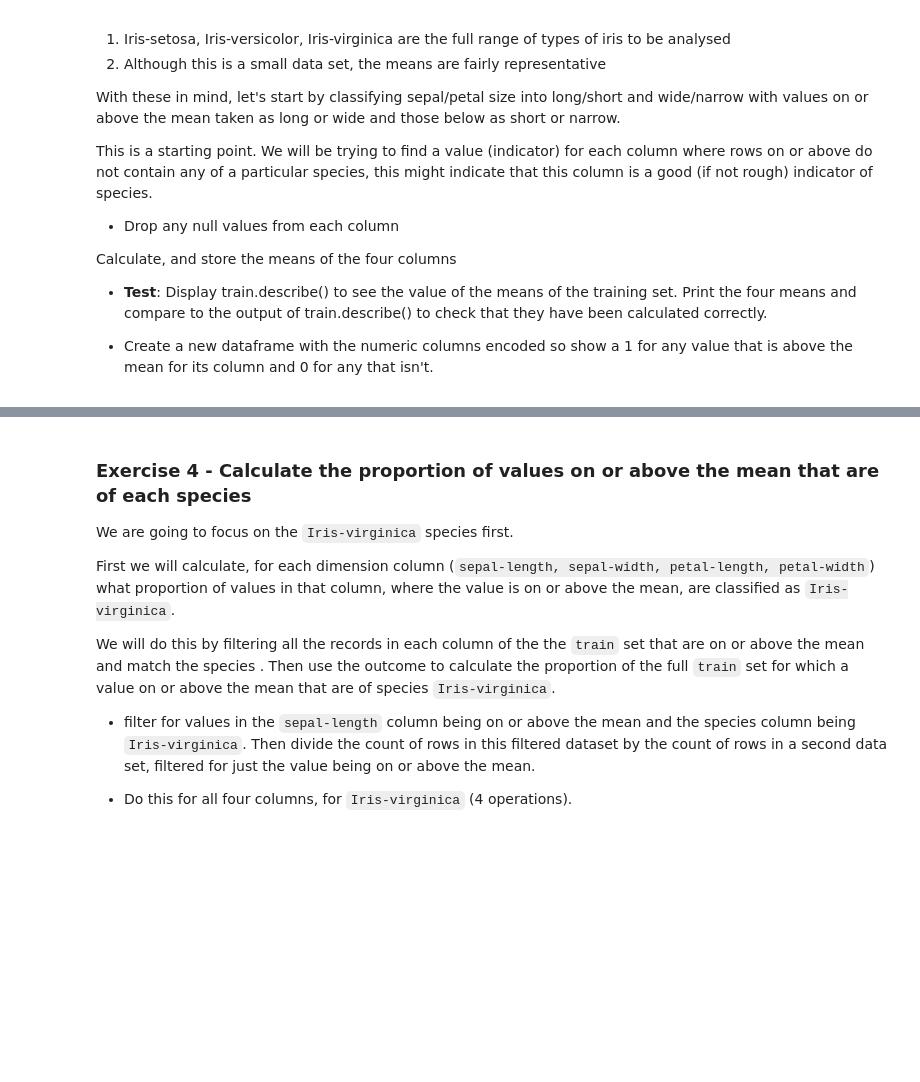
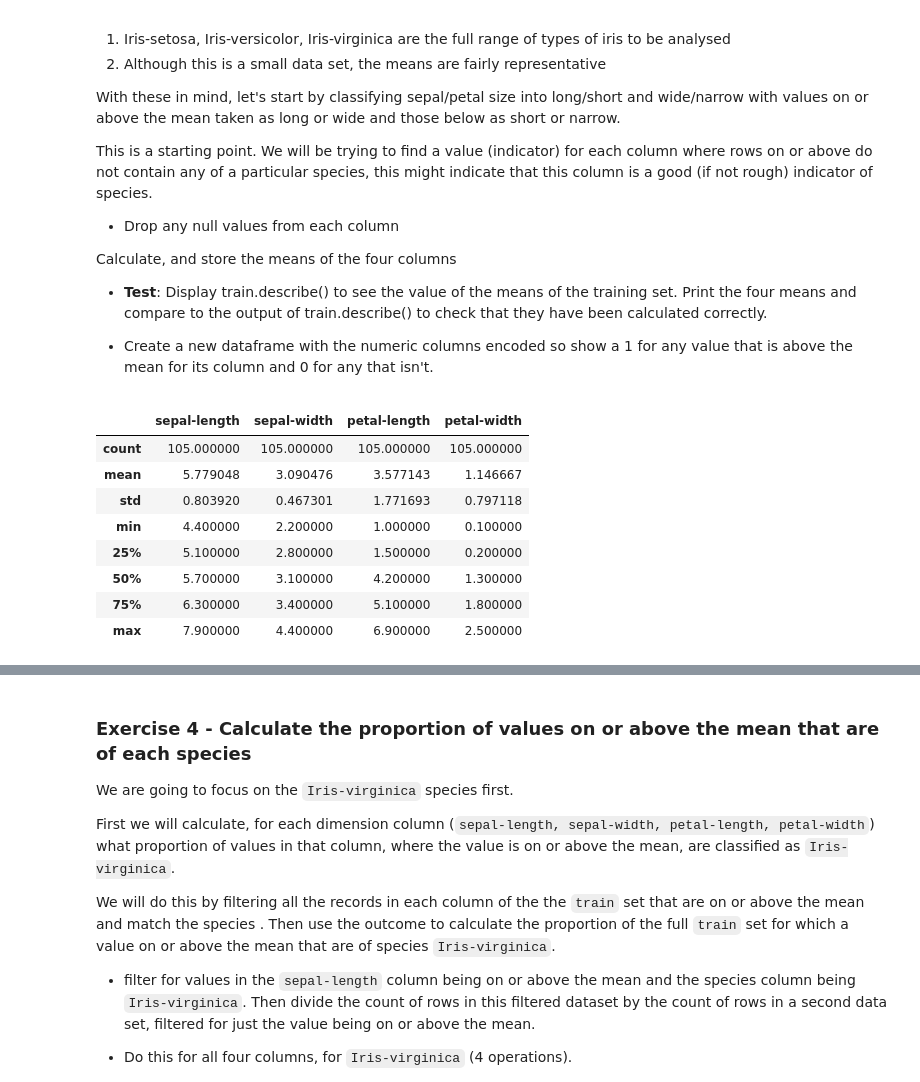
Before and after one commit to nacarvalentina/python-fundamentals, a Jupyter notebook: Projects/3 Final -PORTFOLIO-/Copia di Copia di VN_15.2 Decision-Tree-coded-model.ipynb, the cells around one changed output, grey strips where cells are left out. Drawn from its saved outputs; the diff is of its cells as text; code cells hidden in the pictures; blank space fills up the shorter version.

```diff
--- a/Projects/3 Final -PORTFOLIO-/Copia di Copia di VN_15.2 Decision-Tree-coded-model.ipynb
+++ b/Projects/3 Final -PORTFOLIO-/Copia di Copia di VN_15.2 Decision-Tree-coded-model.ipynb
@@ -124,60 +161,53 @@ Display train.describe() to see the value of the means of the training set. Prin
 *  Create a new dataframe with the numeric columns encoded so show a 1 for any value that is above the mean for its column and 0 for any that isn't.
 # %%
 # get the mean for each column and apply a function to encode into 1 (above mean) and 0 (mean or below mean)
-def clean(df):
-#Drop any null values from each column
+def clean_df(df):
   new_df=df.dropna()
   return new_df
-test_clean=clean(test)
-train_clean=clean(train)
-#print(train.info())
-#print(train_clean.info()) those two are the same so there is no need for dropna
+test_clean=clean_df(test)
+train_clean=clean_df(train)
+display(train_clean.describe())
 
-# run the function for each column so that each of the four columns are encoded, then drop the original columns, saving as a new dataframe
-# def calc_mean(df,col):
-def calc_mean(df):
+def calc_mean(df,column):
   try:
-    mean=df.mean(axis=0)
+    mean=df[column].mean(axis=0)
     return mean
   except:
     return "This is not a number"
 
-mean=calc_mean(train_clean)
-print(mean)
+meanSL=calc_mean(train_clean,"sepal-length")
+meanSW=calc_mean(train_clean,"sepal-width")
+meanPL=calc_mean(train_clean,"petal-length")
+meanPW=calc_mean(train_clean,"petal-width")
+print("The mean of Sepal-Length is: ",meanSL)
+print("The mean of Sepal-width is: ",meanSW)
+print("The mean of Petal-Length is: ",meanPL)
+print("The mean of Petal-width is: ",meanPW)
 
 def encode(df,**kwds):
   #define the keywords
   median=kwds["mean"]
   key=kwds["column"]
   if df[key] >= median:
     return 1
   else:
     return 0
 
-#How can I loop over the keys -1????
-#How can I labe the new columns in the for loop train_clean['encoded_sepal-length']????
-#How can I link
-#for i in train_clean.keys():
-#  train_clean[i]=train_clean.apply(encode, axis=1, column=i, mean=mean())
-#  mean[i]=calc_mean(train_clean,i) #need to find a way to insert "i" in the variable name????
-#  print(mean)
-#  train_clean[i]=train_clean.apply(encode,axis=1,column=i,median=mean[i])
-
-#need to convert it to a list
 col_names=list(train_clean.keys())
 col_names.remove("species")
-print(col_names)
-#col_names[0]=sepal-length
 for i in col_names:
-  train_clean['encoded_'+i] = train_clean.apply(encode, axis=1, column=i, mean=train[i].median())
+  train_clean['encoded_'+i] = train_clean.apply(encode, axis=1, column=i, mean=train_clean[i].median())
 
-
-#train_clean['encoded_sepal-length'] = train_clean.apply(encode, axis=1, column='sepal-length', mean=train['sepal-length'].median())
-#train_clean['encoded_sepal-width'] = train_clean.apply(encode, axis=1, column='sepal-width', mean=train['sepal-width'].median())
-#train_clean['encoded_petal-length'] = train_clean.apply(encode, axis=1, column='petal-length', mean=train['petal-length'].median())
-#train_clean['encoded_petal-width'] = train_clean.apply(encode, axis=1, column='petal-width', mean=train['petal-width'].median())
-
-print(train_clean.head(10))
+#Create a new dataframe with the numeric columns encoded
 new_train=train_clean.drop(['sepal-length', 'sepal-width','petal-length','petal-width'], axis = 1)
 print(new_train.head(10))
 # %% [output]
+|  | sepal-length | sepal-width | petal-length | petal-width |
+| count | 105.000000 | 105.000000 | 105.000000 | 105.000000 |
+| mean | 5.779048 | 3.090476 | 3.577143 | 1.146667 |
+| std | 0.803920 | 0.467301 | 1.771693 | 0.797118 |
+| min | 4.400000 | 2.200000 | 1.000000 | 0.100000 |
+| 25% | 5.100000 | 2.800000 | 1.500000 | 0.200000 |
+| 50% | 5.700000 | 3.100000 | 4.200000 | 1.300000 |
+| 75% | 6.300000 | 3.400000 | 5.100000 | 1.800000 |
+| max | 7.900000 | 4.400000 | 6.900000 | 2.500000 |
```
Also changed, not shown: parts of 13 cells of this notebook, 1 other file.
